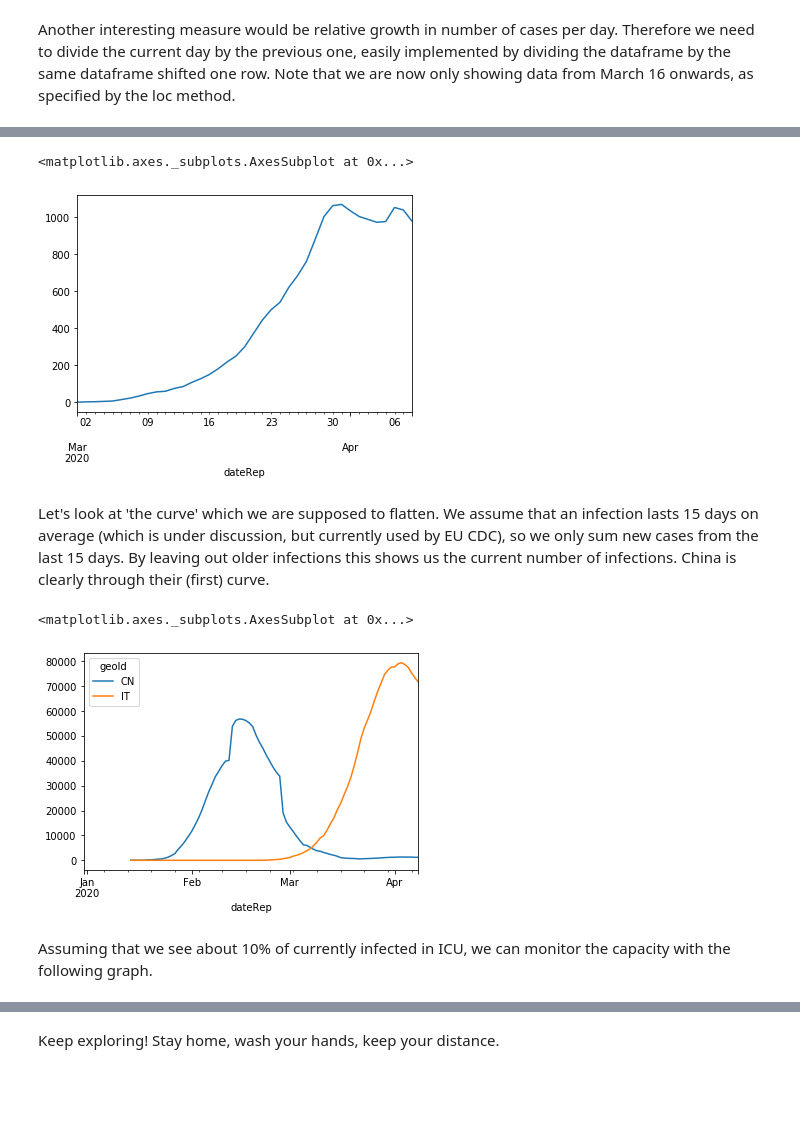
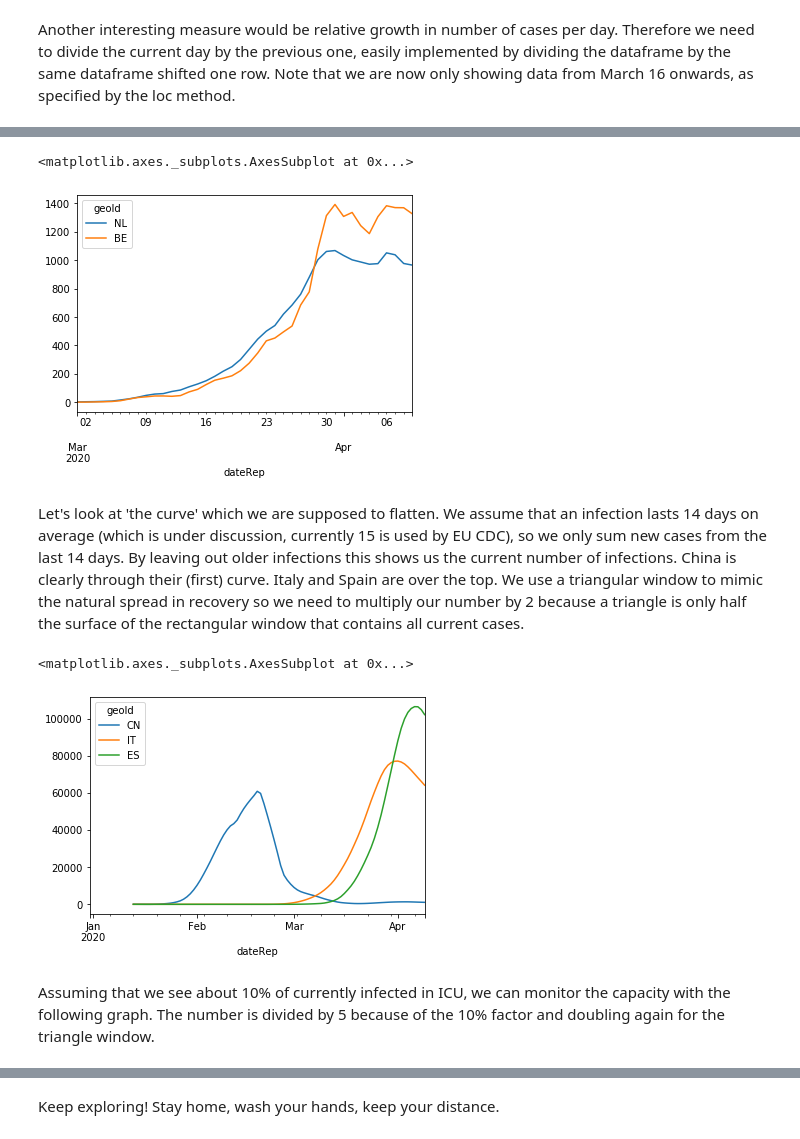
Before and after one commit to R3dje/COVID19, a Jupyter notebook: EUCDC.ipynb, the cells around one changed output, grey strips where cells are left out. Cells and saved outputs as stored; diff of their text form; code cells hidden in the pictures; blank space fills up the shorter version.

```diff
--- a/EUCDC.ipynb
+++ b/EUCDC.ipynb
@@ -146,15 +146,16 @@ Rolling window functions can be used to smooth a curve, in this case the moving
 # %%
-df_geo['NL'].rolling(5).mean().loc['20200301':].plot()
+df_geo[['NL', 'BE']].rolling(5).mean().loc['20200301':].plot()
 # %% [output]
 <matplotlib.axes._subplots.AxesSubplot at 0x...>
-[figure, old version]
+[figure, new version]
 # %% [markdown]
-Let's look at 'the curve' which we are supposed to flatten. We assume that an infection lasts 15 days on average (which is under discussion, but currently used by EU CDC), so we only sum new cases from the last 15 days. By leaving out older infections this shows us the current number of infections. China is clearly through their (first) curve.
+Let's look at 'the curve' which we are supposed to flatten. We assume that an infection lasts 14 days on average (which is under discussion, currently 15 is used by EU CDC), so we only sum new cases from the last 14 days. By leaving out older infections this shows us the current number of infections. China is clearly through their (first) curve. Italy and Spain are over the top.
+We use a triangular window to mimic the natural spread in recovery so we need to multiply our number by 2 because a triangle is only half the surface of the rectangular window that contains all current cases.
 # %%
-df_geo[['CN', 'IT']].rolling(15).sum().plot()
+(df_geo[['CN', 'IT', 'ES']].rolling(14, win_type='triang').sum() * 2).plot()
 # %% [output]
 <matplotlib.axes._subplots.AxesSubplot at 0x...>
-[figure, old version]
+[figure, new version]
 # %% [markdown]
-Assuming that we see about 10% of currently infected in ICU, we can monitor the capacity with the following graph.
+Assuming that we see about 10% of currently infected in ICU, we can monitor the capacity with the following graph. The number is divided by 5 because of the 10% factor and doubling again for the triangle window.
 # %%
```
Also changed, not shown: parts of 13 cells of this notebook, 1 other file.
